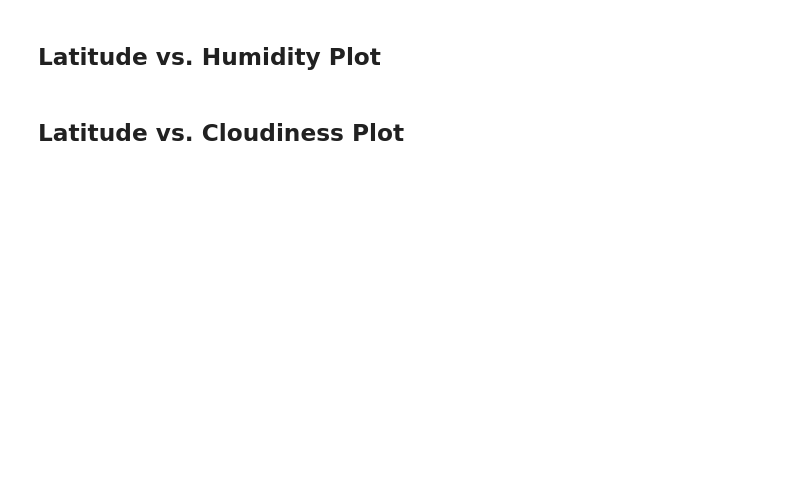
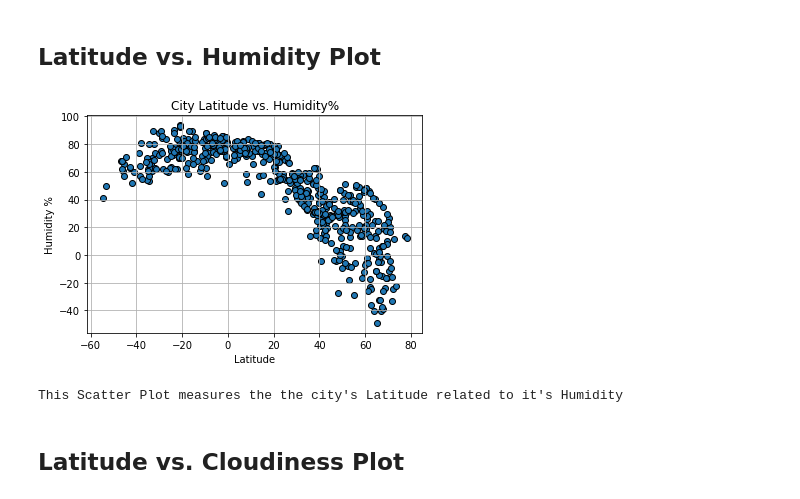
Before and after one commit to MichFig/Python-API-Challenge, a Jupyter notebook: Equator/WeatherPy.ipynb, the cells around one changed output. Saved outputs shown, nothing was run; the diff lists cells and outputs as text; code cells hidden in the pictures; blank space fills up the shorter version.

```diff
--- a/Equator/WeatherPy.ipynb
+++ b/Equator/WeatherPy.ipynb
@@ -215,4 +200,20 @@ Skip this step if there are no cities that have humidity > 100%.
 # %% [markdown]
 ## Latitude vs. Humidity Plot
+# %%
+latitude = cities_res_df['Latitude']
+humidity = cities_res_df['Humidity %']
+edgecolors = ['black']
+plt.scatter(latitude, temperature, edgecolors=edgecolors)
+plt.title("City Latitude vs. Humidity%")
+plt.xlabel("Latitude")
+plt.ylabel("Humidity %")
+plt.grid(b=True)
+plt.show()
+# %% [output]
+[figure, added]
+# %%
+print(f"This Scatter Plot measures the the city's Latitude from the Equator/Prime Meridian relative to Humidity")
+# %% [output]
+This Scatter Plot measures the the city's Latitude related to it's Humidity
 # %% [markdown]
 ## Latitude vs. Cloudiness Plot
```
Also changed, not shown: parts of 23 cells of this notebook.
